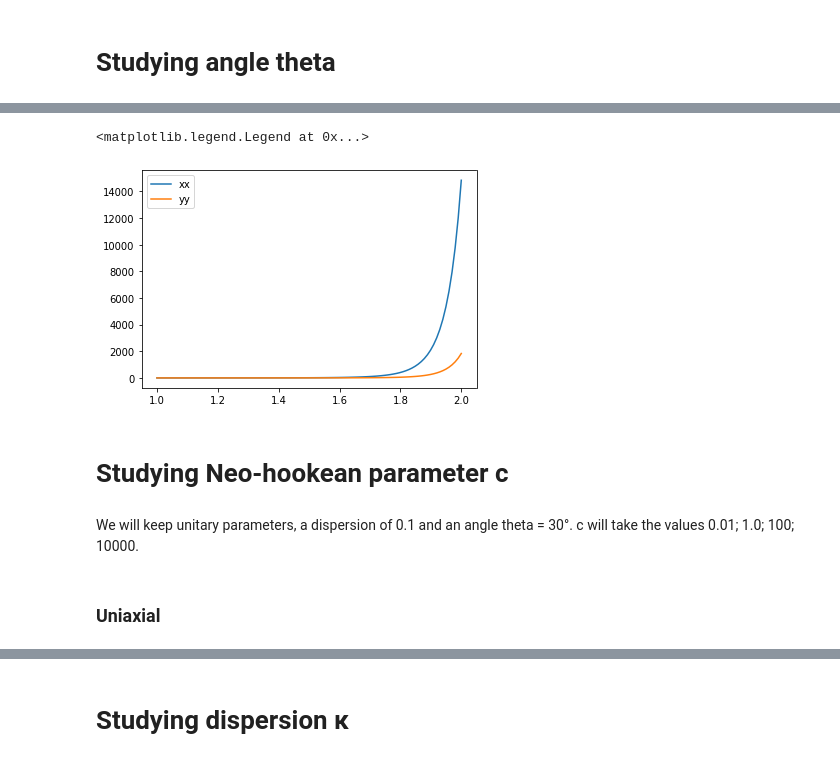
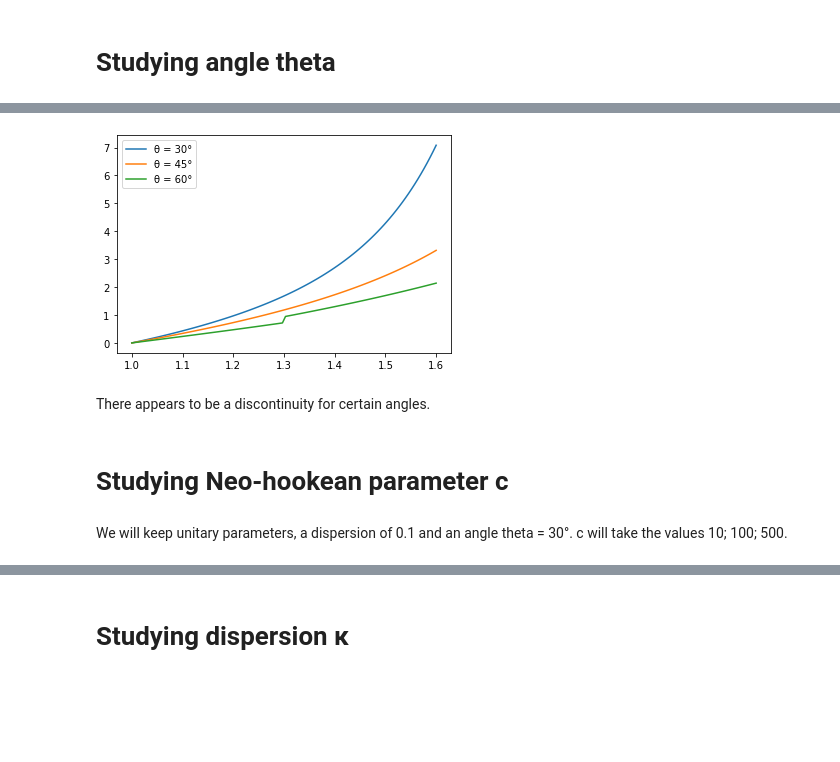
Before and after one commit to luis-rodrigues-8/Constitutive_Models, a Jupyter notebook: HGO_Studying_parameters.ipynb, the cells around one changed output, grey strips where cells are left out. Saved outputs shown, nothing was run; the diff lists cells and outputs as text; code cells hidden in the pictures; blank space fills up the shorter version.

```diff
--- a/HGO_Studying_parameters.ipynb
+++ b/HGO_Studying_parameters.ipynb
@@ -149,3 +148,7 @@ def get_curve(params, stretch_min, stretch_max, ninc, load):
+# %%
+ninc = 100
+
+x = np.linspace(1.0,1.6,ninc)
 # %% [markdown]
 # Studying angle theta
 # %% [markdown]
@@ -161,10 +162,14 @@ c= 1.0 # pressure units
 k1 = 1.0 # pressure units
 k2 = 1.0
 
-theta = 0 # degrees
-a01 = [-np.sin(np.deg2rad(theta)),np.cos(np.deg2rad(theta)),0]
+theta = 30 # degrees
+params = [c, κ, k1, k2, theta]
+y1 = np.array(get_curve(params,1.0,1.6,100,load))
 
-params = [c, κ, k1, k2, a01]
+theta = 45 # degrees
+params = [c, κ, k1, k2, theta]
+y2 = np.array(get_curve(params,1.0,1.6,100,load))
 
-check = np.array(get_curve(params,1.0,2.0,100,load))
-plt.plot(check[:,0],check[:,1])
+theta = 60 # degrees
+params = [c, κ, k1, k2, theta]
+y3 = np.array(get_curve(params,1.0,1.6,100,load))
@@ -303,22 +176,19 @@ plt.legend()
-# %%
-theta = 90 # degrees
-a01 = [-np.sin(np.deg2rad(theta)),np.cos(np.deg2rad(theta)),0]
-
-params = [c, κ, k1, k2, a01]
-
-[check_xx,check_yy] = np.array(get_curve(params,1.0,2.0,100,load))
-plt.plot(check_xx[:,0],check_xx[:,1],label = "xx")
-plt.plot(check_yy[:,0],check_yy[:,1], label = "yy")
-plt.legend()
-# %% [output]
-<matplotlib.legend.Legend at 0x...>
-[figure, removed]
+# %%
+plt.plot(x,y1, label = "θ = 30°")
+plt.plot(x,y2, label = "θ = 45°")
+plt.plot(x,y3, label = "θ = 60°")
+
+
+plt.legend()
+plt.show()
+# %% [output]
+[figure, added]
+# %% [markdown]
+There appears to be a discontinuity for certain angles.
 # %% [markdown]
 # Studying Neo-hookean parameter c
 # %% [markdown]
-We will keep unitary parameters, a dispersion of 0.1 and an angle theta = 30°. c will take the values 0.01; 1.0; 100; 10000.
+We will keep unitary parameters, a dispersion of 0.1 and an angle theta = 30°. c will take the values 10; 100; 500.
-# %% [markdown]
-### Uniaxial
 # %%
 load = "uniaxial"
 
```
Also changed, not shown: parts of 69 cells of this notebook.
